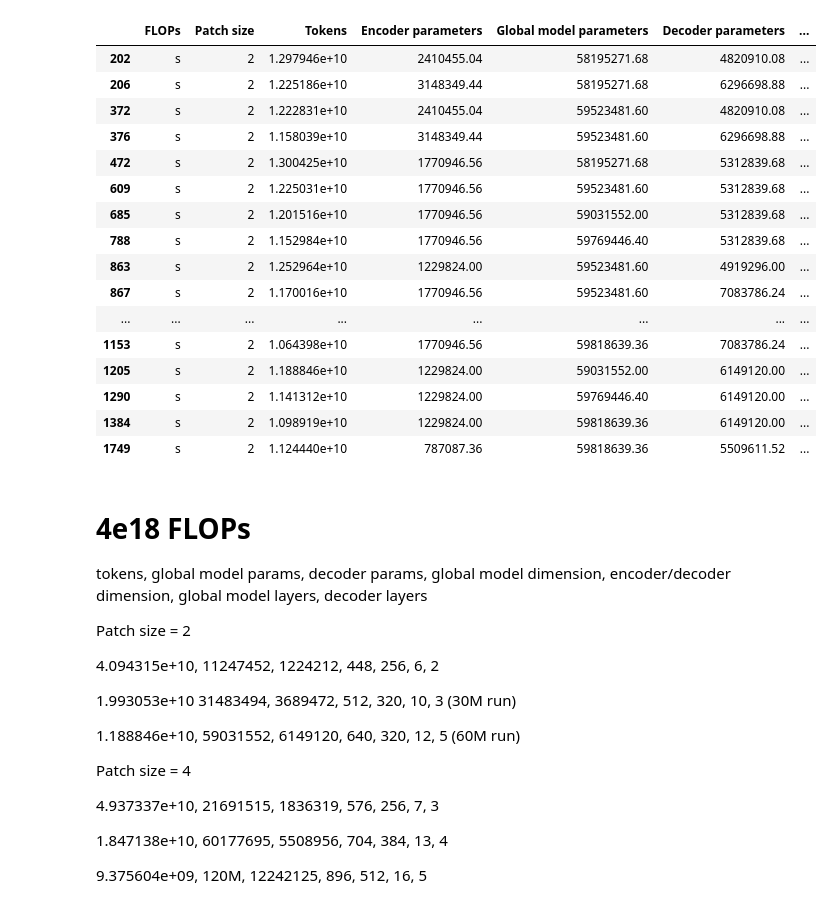
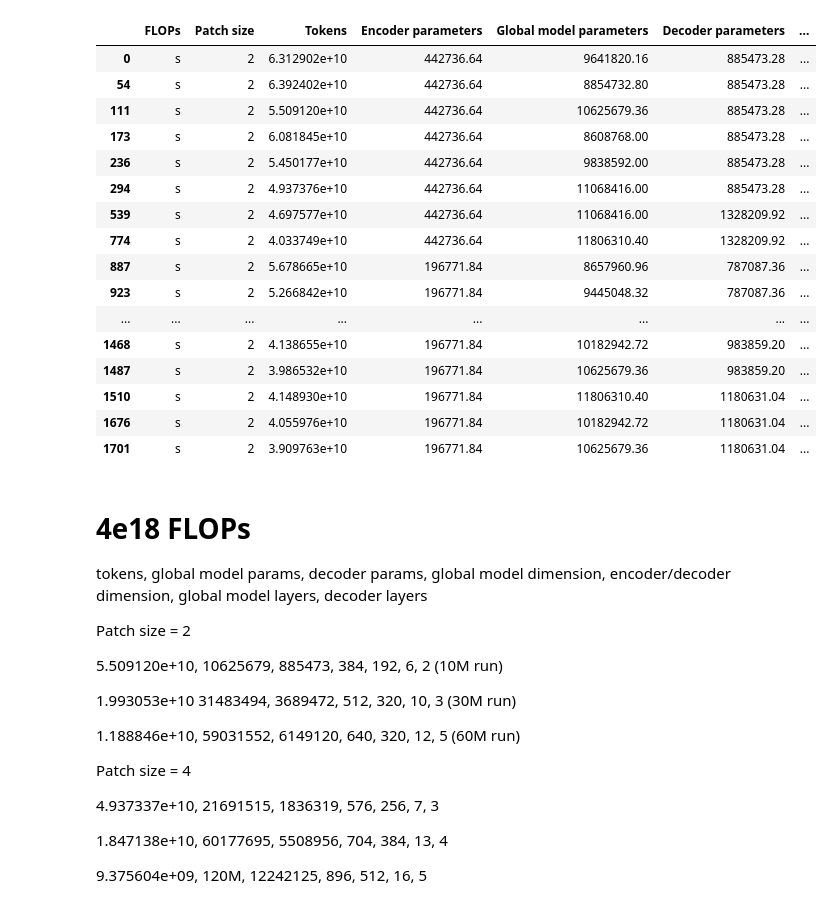
Before and after one commit to bowang-lab/dnaBLT, a Jupyter notebook: prune_runs_transformer.ipynb, the cells around one changed output. Cells and saved outputs as stored; diff of their text form; code cells hidden in the pictures.

```diff
--- a/prune_runs_transformer.ipynb
+++ b/prune_runs_transformer.ipynb
@@ -10,25 +10,25 @@ fig = px.histogram(byte_level['Global model parameters'])
 
 fig.show()
 # %%
-byte_level[(byte_level['Global model parameters'] <= 6.2e7) & (byte_level['Global model parameters'] >= 5.8e7)]
+byte_level[(byte_level['Global model parameters'] <= 1.2e7) & (byte_level['Global model parameters'] >= 0.8e7)]
 # %% [output]
 |  | FLOPs | Patch size | Tokens | Encoder parameters | Global model parameters | Decoder parameters | ... |
-| 202 | s | 2 | 1.297946e+10 | 2410455.04 | 58195271.68 | 4820910.08 | ... |
-| 206 | s | 2 | 1.225186e+10 | 3148349.44 | 58195271.68 | 6296698.88 | ... |
-| 372 | s | 2 | 1.222831e+10 | 2410455.04 | 59523481.60 | 4820910.08 | ... |
-| 376 | s | 2 | 1.158039e+10 | 3148349.44 | 59523481.60 | 6296698.88 | ... |
-| 472 | s | 2 | 1.300425e+10 | 1770946.56 | 58195271.68 | 5312839.68 | ... |
-| 609 | s | 2 | 1.225031e+10 | 1770946.56 | 59523481.60 | 5312839.68 | ... |
-| 685 | s | 2 | 1.201516e+10 | 1770946.56 | 59031552.00 | 5312839.68 | ... |
-| 788 | s | 2 | 1.152984e+10 | 1770946.56 | 59769446.40 | 5312839.68 | ... |
-| 863 | s | 2 | 1.252964e+10 | 1229824.00 | 59523481.60 | 4919296.00 | ... |
-| 867 | s | 2 | 1.170016e+10 | 1770946.56 | 59523481.60 | 7083786.24 | ... |
+| 0 | s | 2 | 6.312902e+10 | 442736.64 | 9641820.16 | 885473.28 | ... |
+| 54 | s | 2 | 6.392402e+10 | 442736.64 | 8854732.80 | 885473.28 | ... |
+| 111 | s | 2 | 5.509120e+10 | 442736.64 | 10625679.36 | 885473.28 | ... |
+| 173 | s | 2 | 6.081845e+10 | 442736.64 | 8608768.00 | 885473.28 | ... |
+| 236 | s | 2 | 5.450177e+10 | 442736.64 | 9838592.00 | 885473.28 | ... |
+| 294 | s | 2 | 4.937376e+10 | 442736.64 | 11068416.00 | 885473.28 | ... |
+| 539 | s | 2 | 4.697577e+10 | 442736.64 | 11068416.00 | 1328209.92 | ... |
+| 774 | s | 2 | 4.033749e+10 | 442736.64 | 11806310.40 | 1328209.92 | ... |
+| 887 | s | 2 | 5.678665e+10 | 196771.84 | 8657960.96 | 787087.36 | ... |
+| 923 | s | 2 | 5.266842e+10 | 196771.84 | 9445048.32 | 787087.36 | ... |
 | ... | ... | ... | ... | ... | ... | ... | ... |
-| 1153 | s | 2 | 1.064398e+10 | 1770946.56 | 59818639.36 | 7083786.24 | ... |
-| 1205 | s | 2 | 1.188846e+10 | 1229824.00 | 59031552.00 | 6149120.00 | ... |
-| 1290 | s | 2 | 1.141312e+10 | 1229824.00 | 59769446.40 | 6149120.00 | ... |
-| 1384 | s | 2 | 1.098919e+10 | 1229824.00 | 59818639.36 | 6149120.00 | ... |
-| 1749 | s | 2 | 1.124440e+10 | 787087.36 | 59818639.36 | 5509611.52 | ... |
+| 1468 | s | 2 | 4.138655e+10 | 196771.84 | 10182942.72 | 983859.20 | ... |
+| 1487 | s | 2 | 3.986532e+10 | 196771.84 | 10625679.36 | 983859.20 | ... |
+| 1510 | s | 2 | 4.148930e+10 | 196771.84 | 11806310.40 | 1180631.04 | ... |
+| 1676 | s | 2 | 4.055976e+10 | 196771.84 | 10182942.72 | 1180631.04 | ... |
+| 1701 | s | 2 | 3.909763e+10 | 196771.84 | 10625679.36 | 1180631.04 | ... |
 # %% [markdown]
 4e18 FLOPs
 ===
@@ -37,7 +37,7 @@ tokens, global model params, decoder params, global model dimension, encoder/dec
 
 Patch size = 2
 
-4.094315e+10, 11247452,	1224212, 448, 256, 6, 2
+5.509120e+10, 10625679,	885473,	384, 192, 6, 2 (10M run)
 
 1.993053e+10 31483494, 3689472, 512, 320, 10, 3 (30M run)
 
```
Also changed, not shown: 2 other files.
